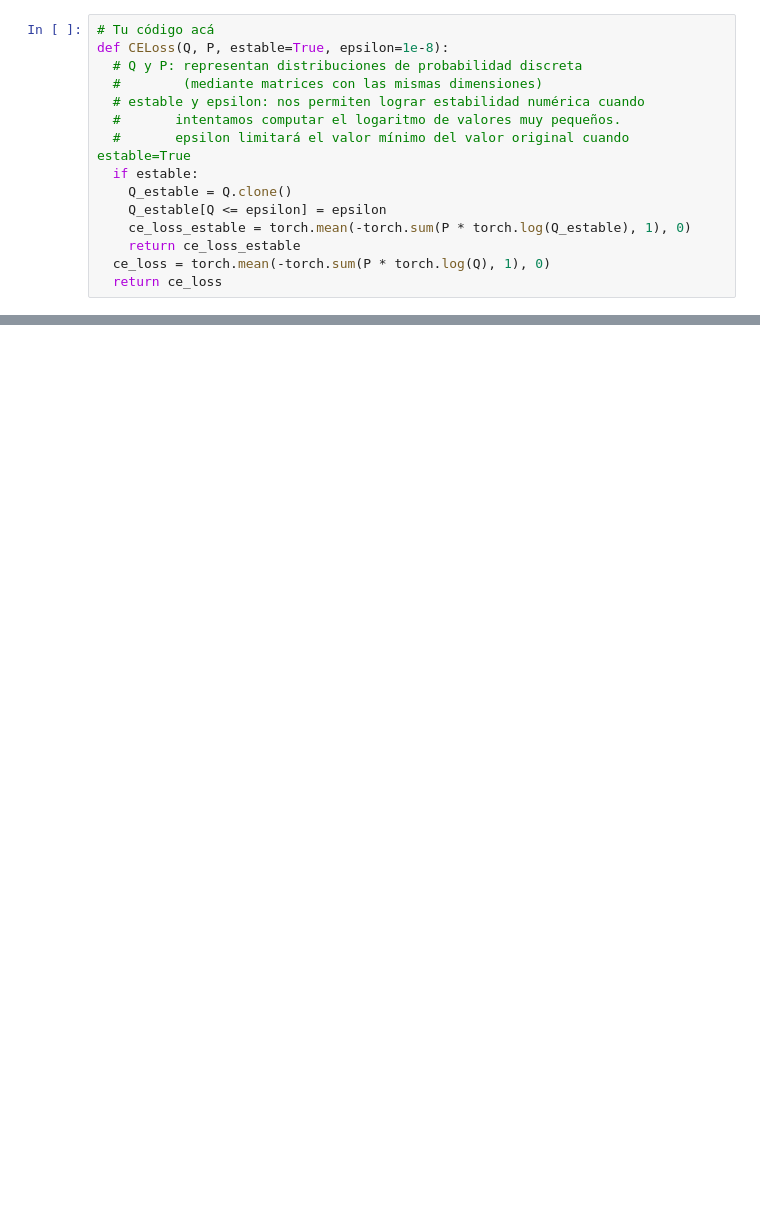
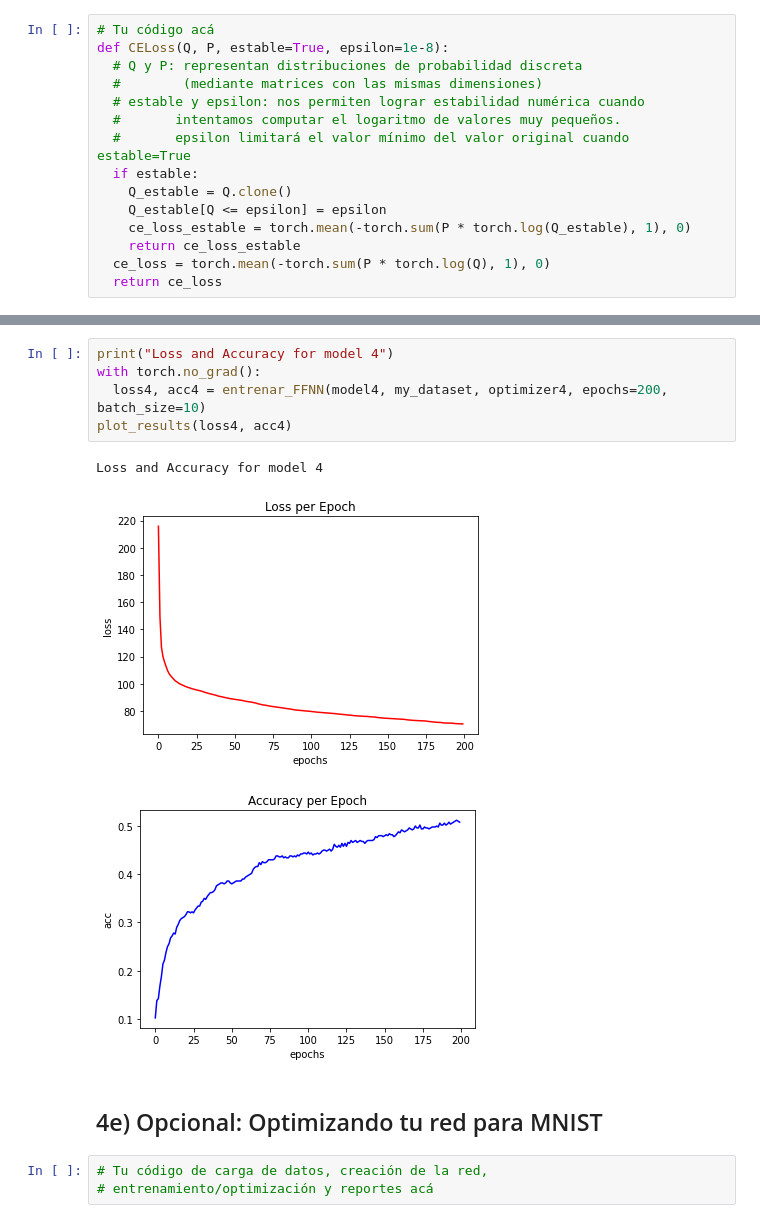
Before and after one commit to wiwillym/deeplearning-related, a Jupyter notebook: backprop_grad_descent.ipynb, the cells around one changed output, grey strips where cells are left out. Drawn from its saved outputs; the diff is of its cells as text; blank space fills up the shorter version.

```diff
--- a/backprop_grad_descent.ipynb
+++ b/backprop_grad_descent.ipynb
@@ -508,0 +632,14 @@ Usa tu red para entrenar con los datos de MNIST. Mira cómo usamos este conjunto
+# %%
+print("Loss and Accuracy for model 4")
+with torch.no_grad():
+  loss4, acc4 = entrenar_FFNN(model4, my_dataset, optimizer4, epochs=200, batch_size=10)
+plot_results(loss4, acc4)
+# %% [output]
+Loss and Accuracy for model 4
+[figure, added]
+[figure, added]
+# %% [markdown]
+## 4e) Opcional: Optimizando tu red para MNIST
+# %%
+# Tu código de carga de datos, creación de la red,
+# entrenamiento/optimización y reportes acá
```
Also changed, not shown: parts of 71 cells of this notebook.
